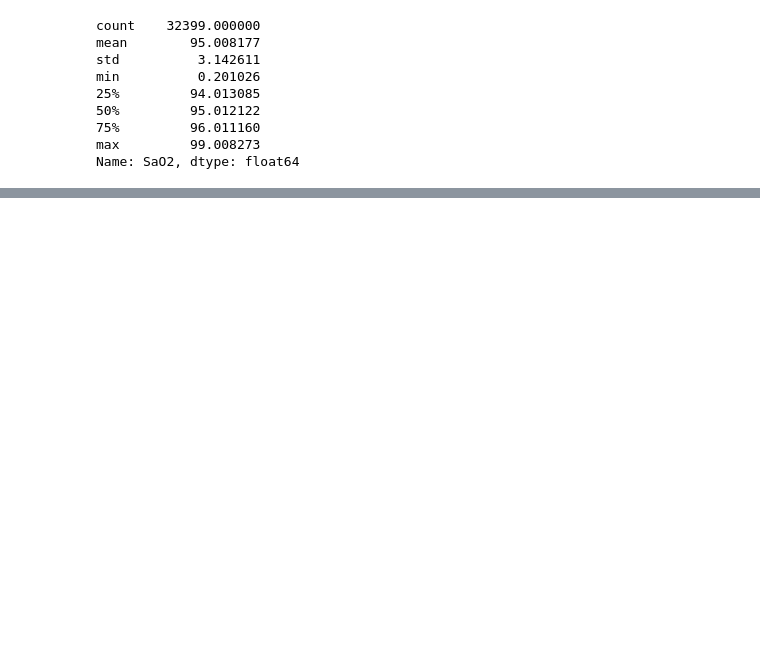
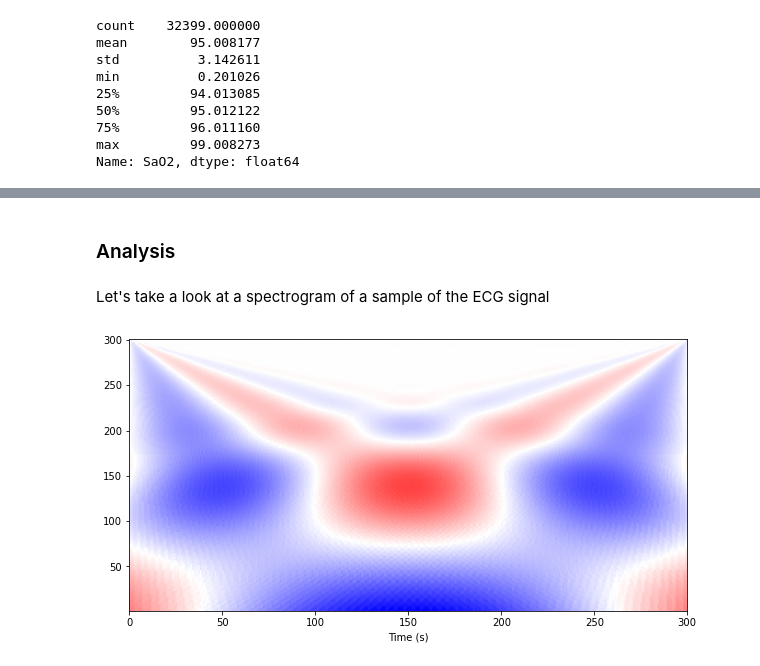
Before and after one commit to chinkevin/DSC180_sleep_apnea, a Jupyter notebook: notebooks/EDA.ipynb, the cells around one changed output, grey strips where cells are left out. Drawn from its saved outputs; the diff is of its cells as text; code cells hidden in the pictures; blank space fills up the shorter version.

```diff
--- a/notebooks/EDA.ipynb
+++ b/notebooks/EDA.ipynb
@@ -223,0 +179,2 @@ datetime.datetime.time()
+# %% [markdown]
+### Analysis
@@ -223,0 +184,22 @@ datetime.datetime.time()
+# %% [markdown]
+Let's take a look at a spectrogram of a sample of the ECG signal
+# %%
+sample_len = 300
+offset = 5000
+# pywt.scale2frequency("morl", 1)/1
+cwtmatr, freqs = pywt.cwt(
+    df.ECG.values[offset:offset+sample_len],
+    scales=np.arange(1, sample_len+1),
+    wavelet = "morl",
+    method= 'conv'
+)
+plt.figure(figsize=(10, 5))
+plt.imshow(cwtmatr, extent=[0, sample_len, 1, sample_len+1], cmap='bwr', aspect='auto',
+            vmax=abs(cwtmatr).max(), vmin=-abs(cwtmatr).max())
+
+plt.xlabel('Time (s)')
+# plt.imshow(cwtmatr, extent=[-1, 1, 1, 30], cmap='PRGn', aspect='auto',
+#            vmax=abs(cwtmatr).max(), vmin=-abs(cwtmatr).max())
+plt.show()
+# %% [output]
+[figure, added]
```
Also changed, not shown: parts of 50 cells of this notebook, 3 other files.
